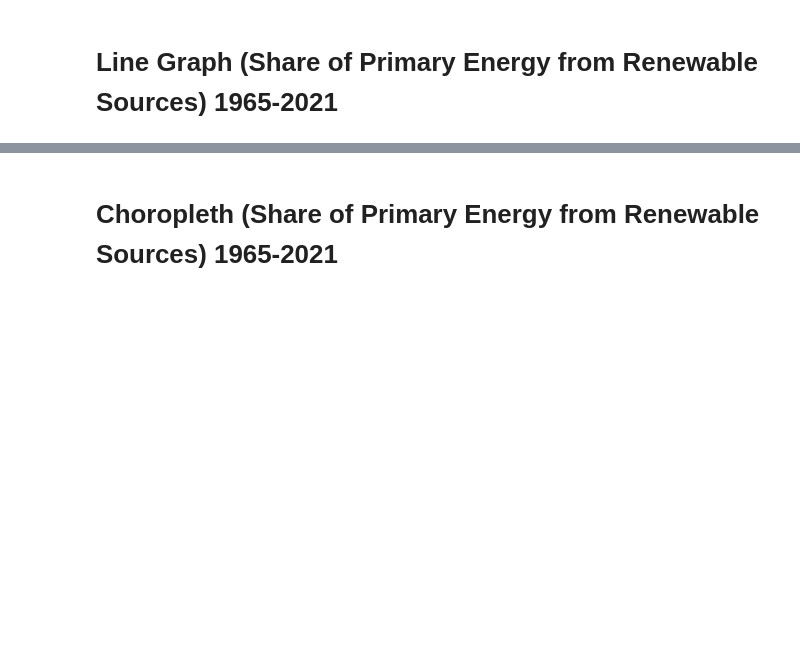
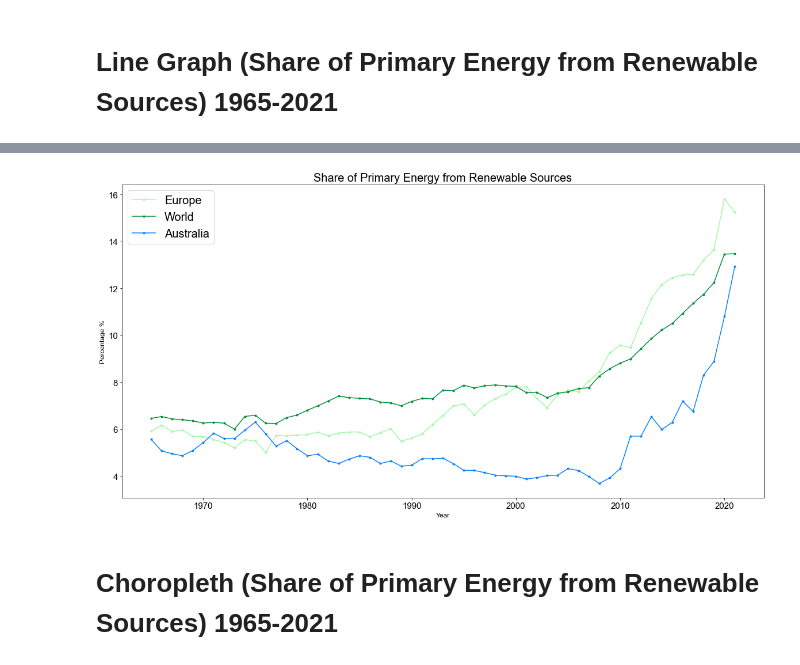
Before and after one commit to aaroln/ev, a Jupyter notebook: presentation.ipynb, the cells around one changed output, grey strips where cells are left out. Cells and saved outputs as stored; diff of their text form; code cells hidden in the pictures; blank space fills up the shorter version.

```diff
--- a/presentation.ipynb
+++ b/presentation.ipynb
@@ -353,3 +374,25 @@ plt.show()
+# %%
+# Visualisation
+
+renewable = pd.DataFrame(period, columns=['Year'])
+com_ren = pd.concat([renewable, aus, nor, usa, nzl, fin, can, swe, chi, ice, zaf, unk, wor, eur], axis=1)
+
+plt.title('Share of Primary Energy from Renewable Sources', fontsize=20)
+plt.plot(com_ren.Year, com_ren.Europe, '.-', color='#A2FAA3', label='Europe')
+plt.plot(com_ren.Year, com_ren.World, '.-', color='#008F39', label='World')
+plt.plot(com_ren.Year, com_ren.Australia, '.-', color='#0a81ff', label='Australia')
+
+
+
+plt.xlabel('Year', fontsize=12)
+
+plt.ylabel('Percentage %', fontsize=12)
+
+plt.legend(loc='upper left', prop={'size':20})
+
+plt.show()
+# %% [output]
+[figure, added]
 # %% [markdown]
 # Choropleth (Share of Primary Energy from Renewable Sources) 1965-2021
 # %%
```
Also changed, not shown: parts of 3 cells of this notebook.
